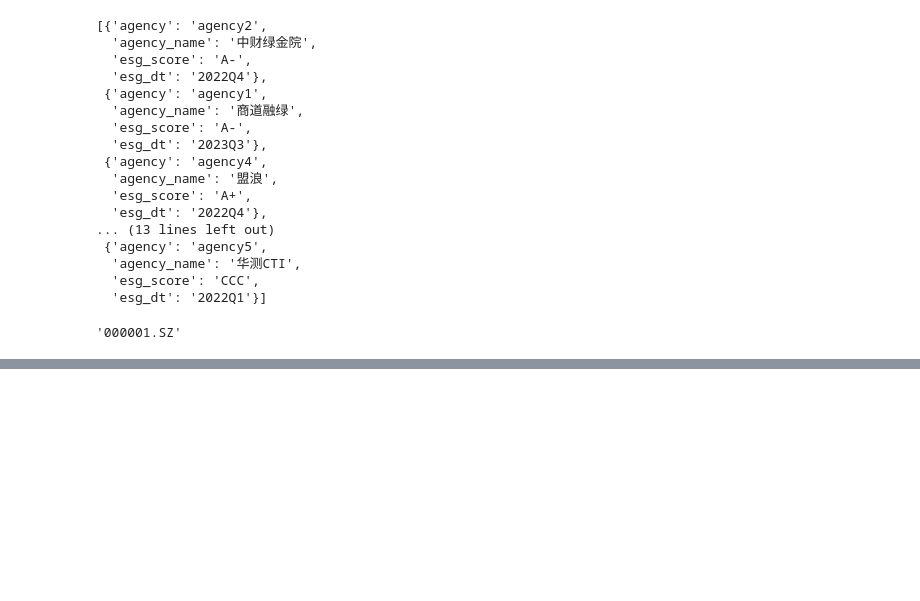
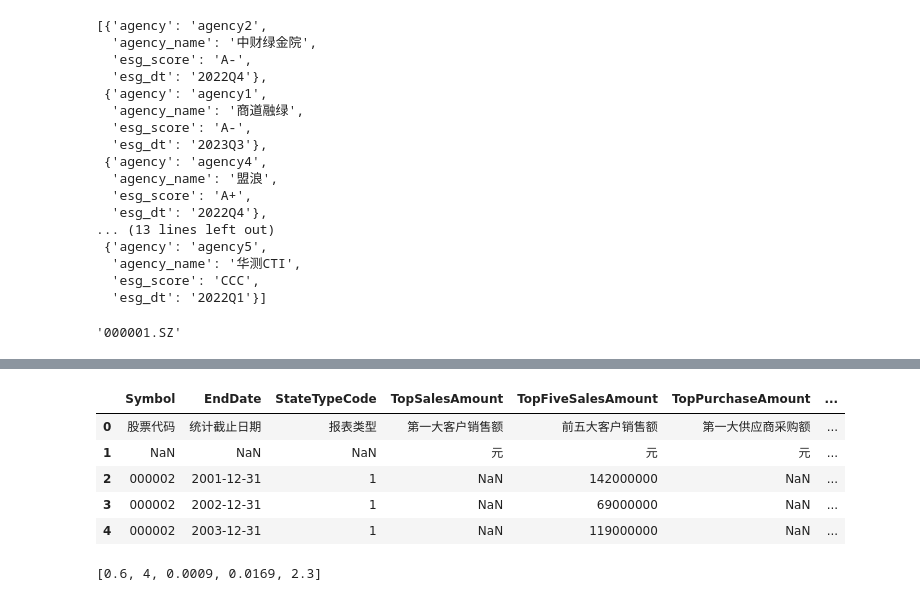
Before and after one commit to firezl/green-supply-chain, a Jupyter notebook: process.ipynb, the cells around one changed output, grey strips where cells are left out. Saved outputs shown, nothing was run; the diff lists cells and outputs as text; code cells hidden in the pictures; blank space fills up the shorter version.

```diff
--- a/process.ipynb
+++ b/process.ipynb
@@ -406,0 +615,11 @@ data_cn_lc.to_excel("./data_cn_lc.xlsx", index=False)
+# %%
+data_SC_CI = pd.read_excel("./SC_ConcentrationIndex.xlsx")
+# %%
+data_SC_CI.head()
+# %% [output]
+|  | Symbol | EndDate | StateTypeCode | TopSalesAmount | TopFiveSalesAmount | TopPurchaseAmount | ... |
+| 0 | 股票代码 | 统计截止日期 | 报表类型 | 第一大客户销售额 | 前五大客户销售额 | 第一大供应商采购额 | ... |
+| 1 | NaN | NaN | NaN | 元 | 元 | 元 | ... |
+| 2 | 000002 | 2001-12-31 | 1 | NaN | 142000000 | NaN | ... |
+| 3 | 000002 | 2002-12-31 | 1 | NaN | 69000000 | NaN | ... |
+| 4 | 000002 | 2003-12-31 | 1 | NaN | 119000000 | NaN | ... |
@@ -406,0 +638,4 @@ data_cn_lc.to_excel("./data_cn_lc.xlsx", index=False)
+# %%
+get_cp_SC_CI("000002")
+# %% [output]
+[0.6, 4, 0.0009, 0.0169, 2.3]
```
Also changed, not shown: parts of 36 cells of this notebook, 19 other files.
